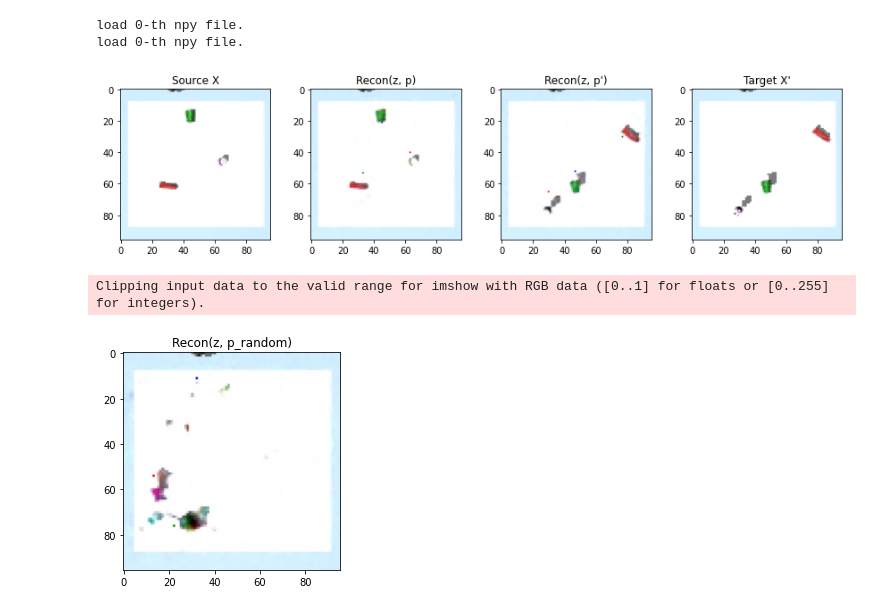
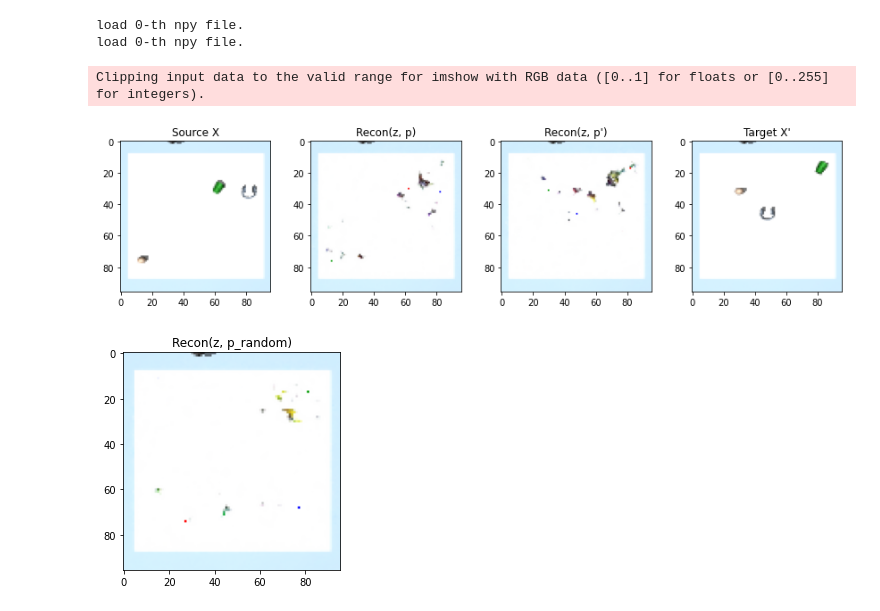
Before and after one commit to hogunkee/TSMCTS, a Jupyter notebook: vae/Eval-SVAE-Augmentation.ipynb, the cells around one changed output. Drawn from its saved outputs; the diff is of its cells as text; code cells hidden in the pictures.

```diff
--- a/vae/Eval-SVAE-Augmentation.ipynb
+++ b/vae/Eval-SVAE-Augmentation.ipynb
@@ -12,8 +12,8 @@ svae_model = svae.CustomDeepSpatialAutoencoder(in_channels=3,
                                                out_channels=3
                                               ).to(device)
 # %%
-train_dataset = UR5Dataset(data_dir='/home/gun/ssd/disk/ur5_tidying_data/3block', augmentation=True)
-test_dataset = UR5Dataset(data_dir='/home/gun/ssd/disk/ur5_tidying_data/3block_test', augmentation=True)
+train_dataset = UR5Dataset(data_dir='/home/gun/ssd/disk/ur5_tidying_data/3block_align_re', augmentation=True)
+test_dataset = UR5Dataset(data_dir='/home/gun/ssd/disk/ur5_tidying_data/3block_align_test', augmentation=True)
 
 colors = np.array([
     [1., 0., 0.],
@@ -24,12 +24,12 @@ colors = np.array([
 load 0-th npy file.
 load 0-th npy file.
 # %%
-model_path = 'temp/Aug2_3ep.pth'
+model_path = 'temp/NG-Aug_align1.pth'
 svae_model.load_state_dict(torch.load(model_path))
 _ = svae_model.eval()
 # %%
 # Evaulate with Train data #
-images, poses, images_prime, poses_prime = train_dataset.__getitem__(13)
+images, poses, images_prime, poses_prime = train_dataset.__getitem__(11)
 images = images.reshape(1, *images.shape)
 images_prime = images_prime.reshape(1, *images_prime.shape)
 poses = poses.reshape(1, *poses.shape)
@@ -53,33 +53,33 @@ img_recon_prime = recon_prime.detach().cpu().numpy()[0].transpose([1,2,0])
 for c, p in zip(colors, poses_prime[0]):
     x, y = p
     xp = int(x)
     yp = int(y)
     img_recon_prime[yp, xp] = c
 
 poses_sample = torch.rand(poses_norm.shape) * 2 - 1
 recon_sample = svae_model.decoder(spatial_features, poses_sample.to(device), normalise=False)
 img_recon_sample = recon_sample.detach().cpu().numpy()[0].transpose([1,2,0])
 for c, p in zip(colors, poses_sample[0]):
     x, y = p
     xp = int((x+1)*95/2)
     yp = int((y+1)*95/2)
     img_recon_sample[yp, xp] = c
 
 f, ax = plt.subplots(1, 4, figsize=(12, 5))
 plt.tight_layout()
 ax[0].imshow(images.detach().cpu().numpy()[0].transpose([1,2,0]))
 ax[0].set_title("Source X")
 ax[1].imshow(img_recon)
 ax[1].set_title("Recon(z, p)")
 ax[2].imshow(img_recon_prime)
 ax[2].set_title("Recon(z, p')")
 ax[3].imshow(images_prime.detach().cpu().numpy()[0].transpose([1,2,0]))
 ax[3].set_title("Target X'")
 plt.show()
 plt.imshow(img_recon_sample)
 plt.title("Recon(z, p_random)")
 plt.show()
 # %% [output]
+Clipping input data to the valid range for imshow with RGB data ([0..1] for floats or [0..255] for integers).
-[figure, old version]
+[figure, new version]
-Clipping input data to the valid range for imshow with RGB data ([0..1] for floats or [0..255] for integers).
-[figure, old version]
+[figure, new version]
```
Also changed, not shown: parts of 4 cells of this notebook, 7 other files.
